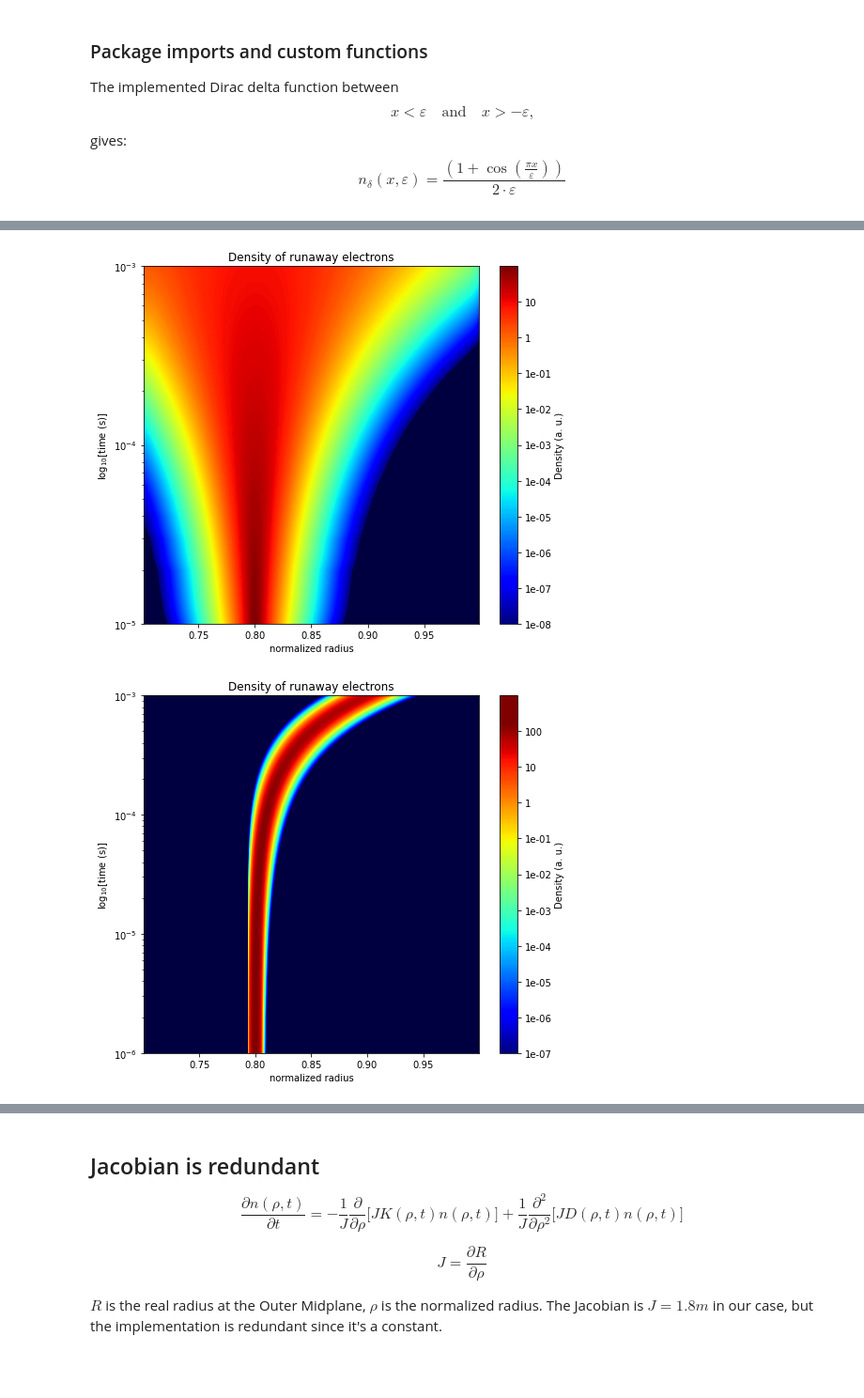
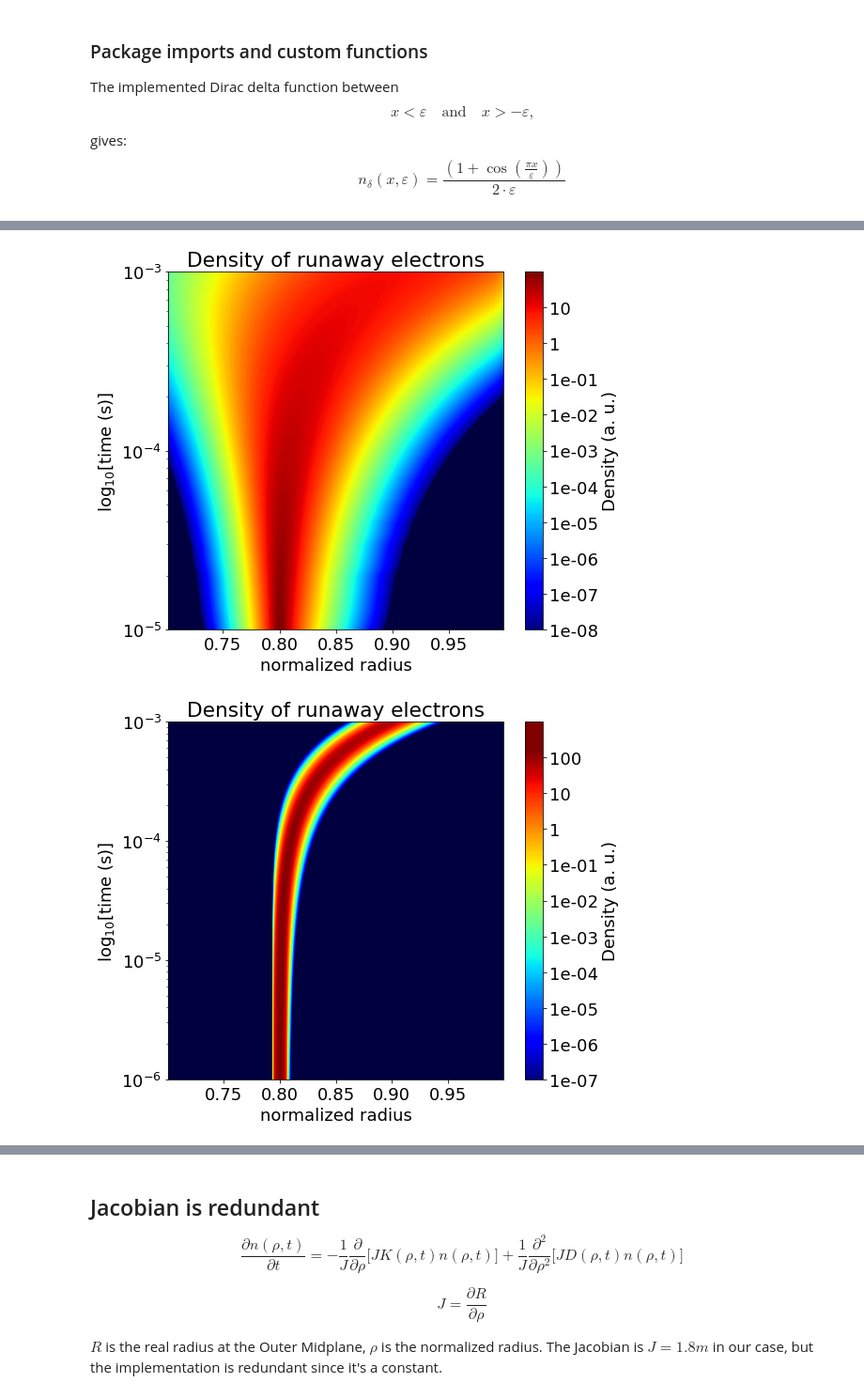
Before and after one commit to leferi99/szakdolgozat, a Jupyter notebook: main_log_EN.ipynb, the cells around one changed output, grey strips where cells are left out. Shown at 94% size. Saved outputs shown, nothing was run; the diff lists cells and outputs as text; code cells hidden in the pictures; blank space fills up the shorter version.

```diff
--- a/main_log_EN.ipynb
+++ b/main_log_EN.ipynb
@@ -31,6 +37,8 @@ import matplotlib.pyplot as plt
 import numpy as np
 import math
 from scipy.signal import savgol_filter ## Savitzky-Golay filter for smoothing the coefficient data
+
+plt.rcParams.update({'font.size': 18})
 
 ## numeric implementation of Dirac delta function as mentioned in the equation above
 def delta_func(x, epsilon, coeff):
@@ -162,37 +171,37 @@ n = fp.CellVariable(mesh=mesh)  ## fipy.CellVariable for the density solution in
 diracLoc = 0.8  ## location of the middle of the Dirac delta
 diracCoeff = 1.  ## Dirac delta coefficient ("height")
 diracPercentage = 2.5  ## width of Dirac delta (full width from 0 to 0) in percentage of full examined radius
 diracWidth = int((nr / 100) * diracPercentage)
 
 ## diffusion coefficient
 diffCoeff = fp.CellVariable(mesh=mesh, value=1.)
 ## convection coefficient - must be a vector
 # cC = (numerix.sin(mesh.x)) * 2
-convCoeff = fp.CellVariable(mesh=mesh, value=(1.,))
+convCoeff = fp.CellVariable(mesh=mesh, value=(100,))
 
 ## boundary conditions
 gradLeft = (0.,)  ## density gradient (at the "left side of the radius") - must be a vector
 valueRight = 0.  ## density value (at the "right end of the radius")
 n.faceGrad.constrain(gradLeft, where=mesh.facesLeft)  ## applying Neumann boundary condition
 n.constrain(valueRight, mesh.facesRight)  ## applying Dirichlet boundary condition
 convCoeff.setValue(0, where=mesh.x<(R_from + dr))  ## convection coefficient 0 at the inner edge
 
 ## applying initial conditions
 n.setValue(delta_func(mesh.x - diracLoc, diracWidth * dr, diracCoeff))
 ## the PDE
 eq = (fp.TransientTerm() == fp.DiffusionTerm(coeff=diffCoeff)
       - fp.ConvectionTerm(coeff=convCoeff))
 
 ## Solving the PDE and storing the data
 for i in range(nt):
     eq.solve(var=n, dt=dt)
     solution[i,0:nr,1]=copy.deepcopy(n.value)
 
 plot_solution(solution)
 # %% [output]
-[figure, old version]
+[figure, new version]
 # %%
-## only convection with 1000x1000 resolution for better numerical solution
+### only convection with 1000x1000 resolution for better numerical solution
 
 R_from = 0.7  ## inner radius in meters
 R_to = 1.  ## outer radius in meters
@@ -244,7 +253,7 @@ for i in range(nt):
 
 plot_solution(solution)
 # %% [output]
-[figure, old version]
+[figure, new version]
 # %%
 ## only diffusion
 
```
Also changed, not shown: parts of 13 cells of this notebook.
